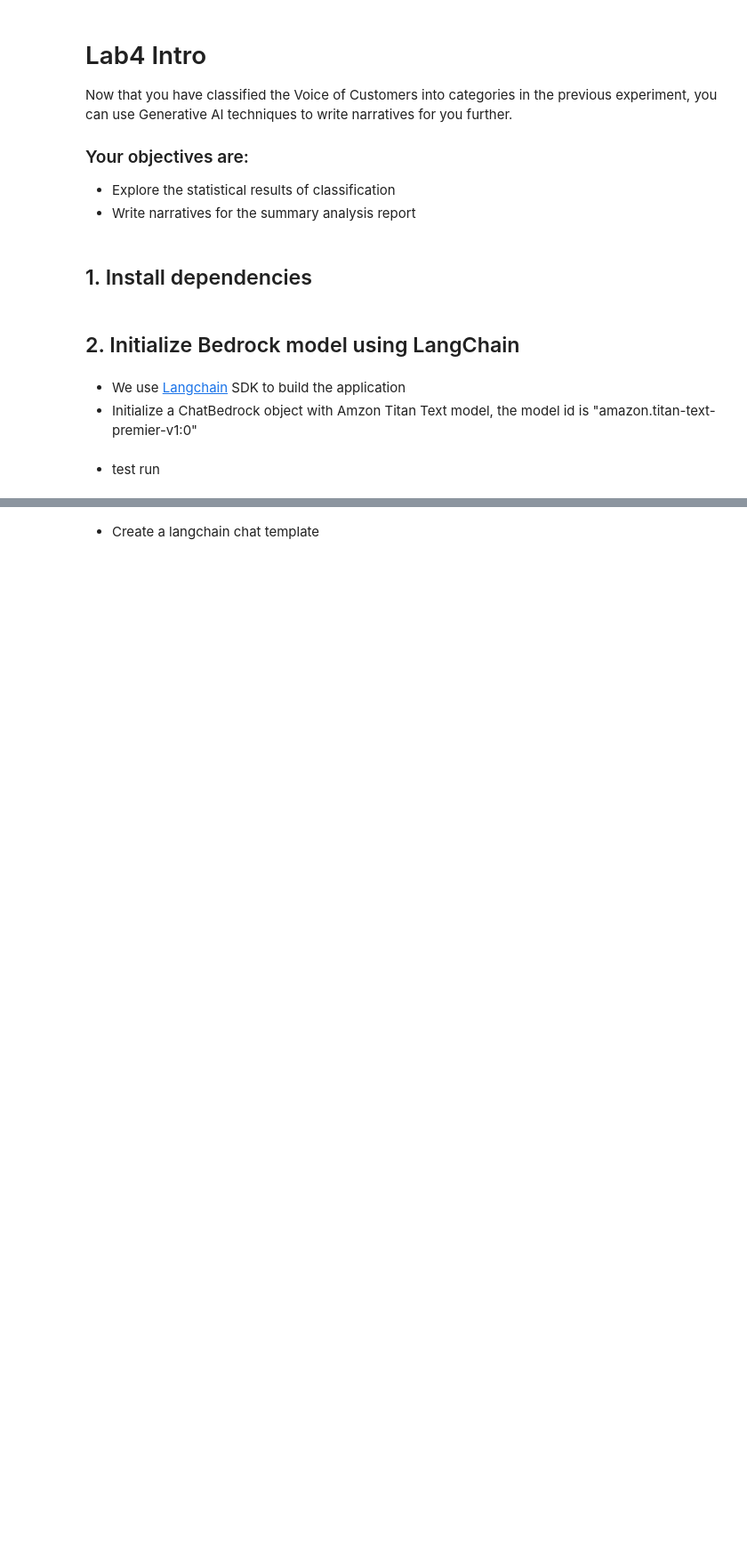
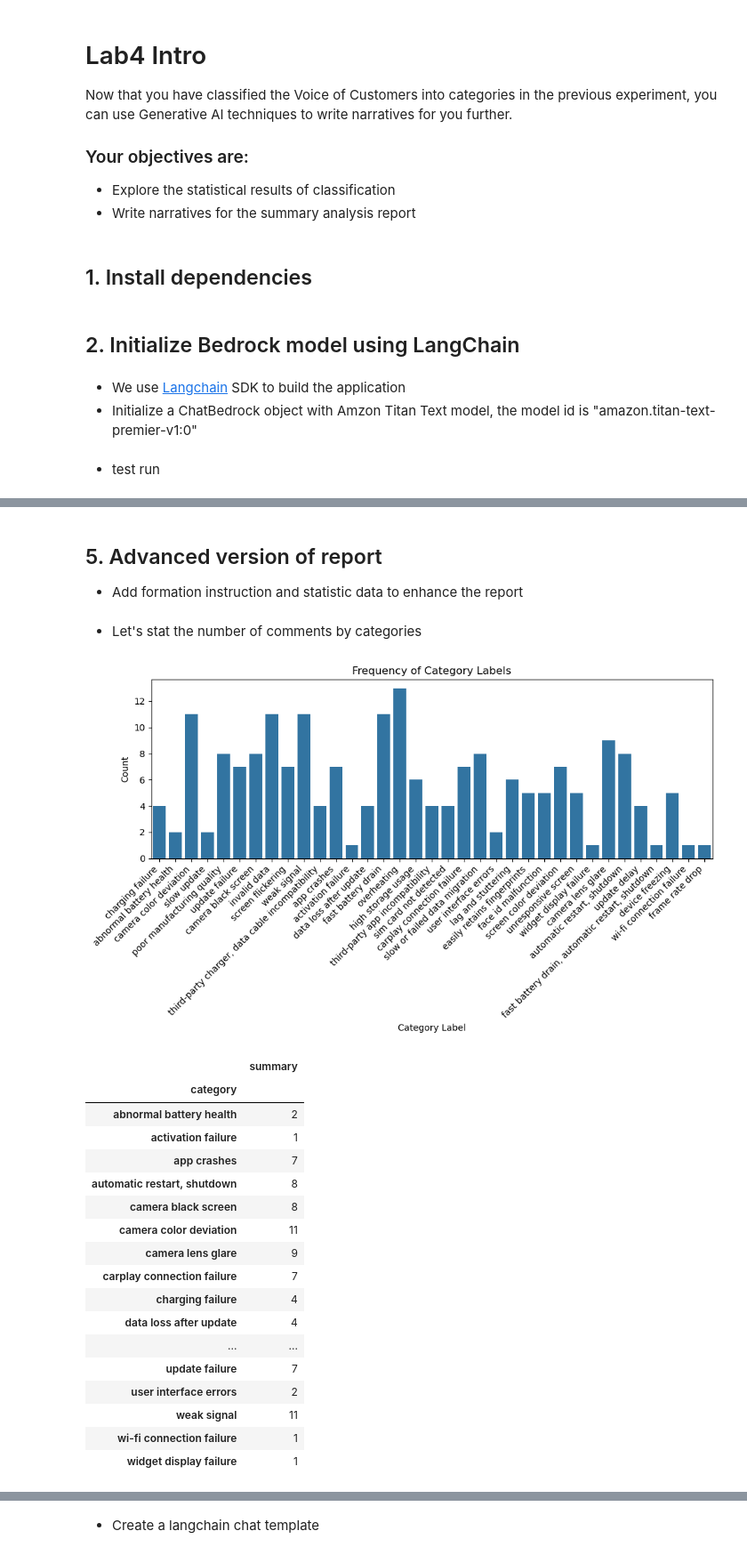
Before and after one commit to aws-samples/voice-of-customer-classification-for-retail-with-amazon-titan, a Jupyter notebook: lab_4.ipynb, the cells around one changed output, grey strips where cells are left out. Shown at 89% size. Drawn from its saved outputs; the diff is of its cells as text; code cells hidden in the pictures; blank space fills up the shorter version.

```diff
--- a/lab_4.ipynb
+++ b/lab_4.ipynb
@@ -48,0 +58,2 @@ AIMessage(content='Je suis amoureux de la programmation.', additional_kwargs={'u
+# %%
+raw_data = pd.read_csv('result_lab_3.csv')
@@ -48,0 +62,3 @@ AIMessage(content='Je suis amoureux de la programmation.', additional_kwargs={'u
+# %%
+results = raw_data[['summary','reason','predict_label']].rename(columns={'predict_label':'category'})
+results
@@ -48,0 +131,37 @@ AIMessage(content='Je suis amoureux de la programmation.', additional_kwargs={'u
+# %% [markdown]
+## 5. Advanced version of report
+- Add formation instruction and statistic data to enhance the report
+# %% [markdown]
+- Let's stat the number of comments by categories
+# %%
+plt.figure(figsize=(10, 6))
+sns.countplot(x='category', data=results[['category']])
+plt.title('Frequency of Category Labels')
+plt.xlabel('Category Label')
+plt.ylabel('Count')
+plt.xticks(rotation=45, ha='right')
+plt.tight_layout()
+plt.show()
+
+statistic_label = results.pivot_table(index='category',aggfunc='count')
+statistic_label[['summary']]
+# %% [output]
+[figure, added]
+|  | summary |
+| category |  |
+| abnormal battery health | 2 |
+| activation failure | 1 |
+| app crashes | 7 |
+| automatic restart, shutdown | 8 |
+| camera black screen | 8 |
+| camera color deviation | 11 |
+| camera lens glare | 9 |
+| carplay connection failure | 7 |
+| charging failure | 4 |
+| data loss after update | 4 |
+| ... | ... |
+| update failure | 7 |
+| user interface errors | 2 |
+| weak signal | 11 |
+| wi-fi connection failure | 1 |
+| widget display failure | 1 |
```
Also changed, not shown: parts of 24 cells of this notebook, 1 other file.
